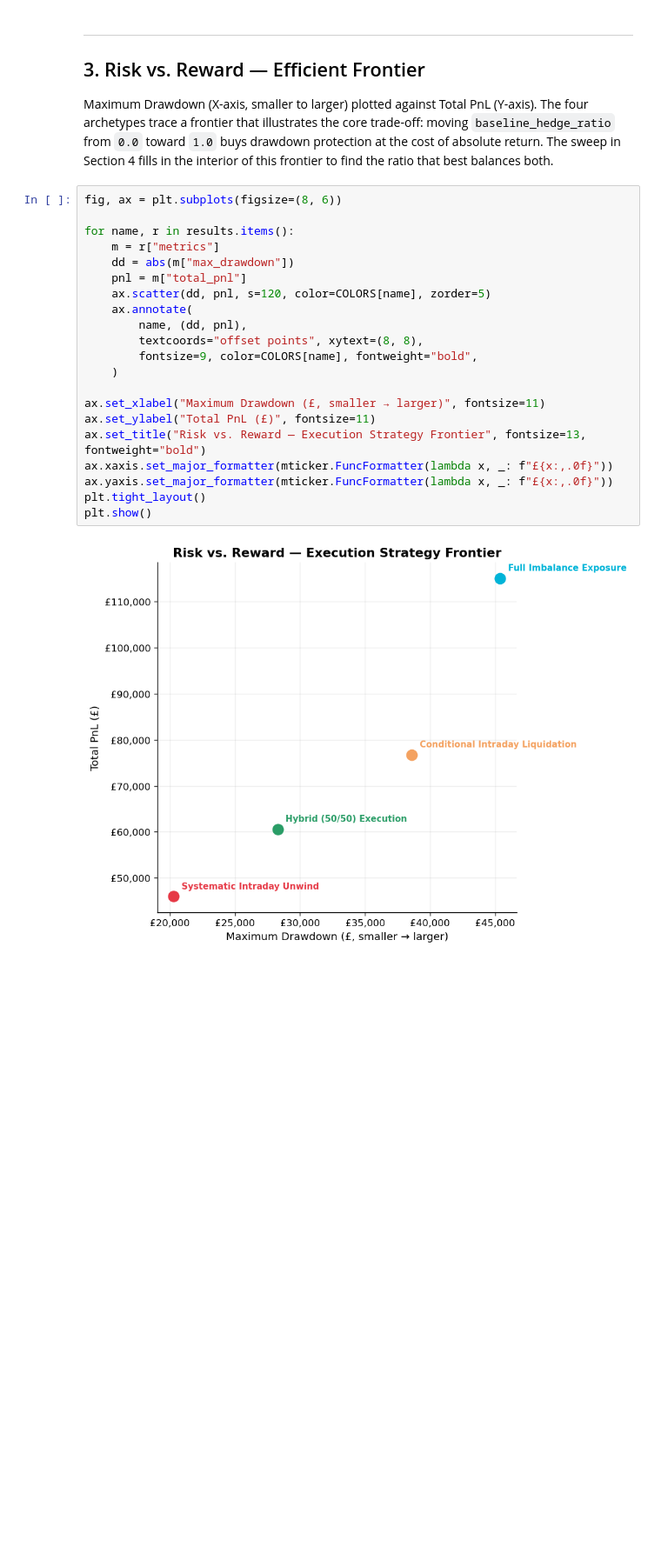
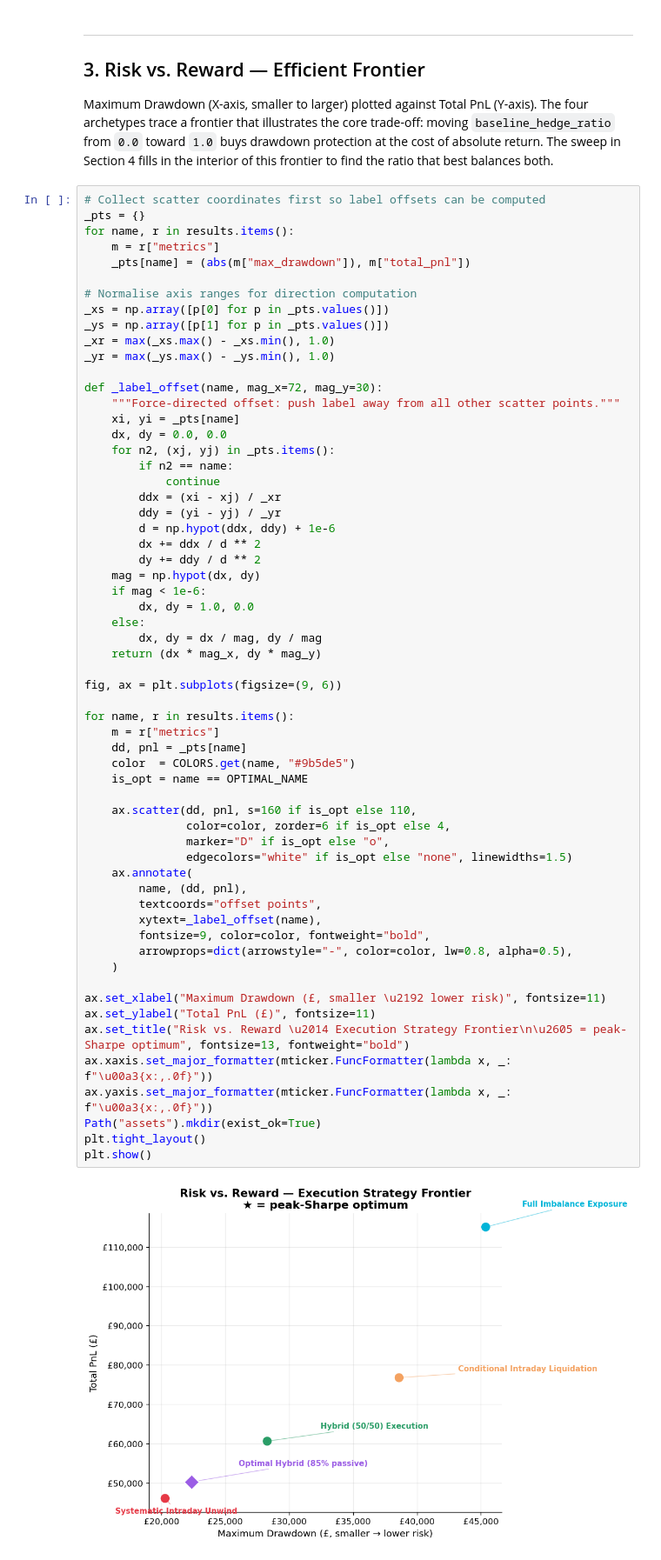
Before and after one commit to shaw029/power-trading, a Jupyter notebook: notebooks/02_hybrid_execution_analysis.ipynb, the cells around one changed output. Shown at 87% size. Saved outputs shown, nothing was run; the diff lists cells and outputs as text; blank space fills up the shorter version.

```diff
--- a/notebooks/02_hybrid_execution_analysis.ipynb
+++ b/notebooks/02_hybrid_execution_analysis.ipynb
@@ -185,28 +245,67 @@ display(tear_df.style.set_properties(**{"text-align": "right"}))
 
 Maximum Drawdown (X-axis, smaller to larger) plotted against Total PnL (Y-axis). The four archetypes trace a frontier that illustrates the core trade-off: moving `baseline_hedge_ratio` from `0.0` toward `1.0` buys drawdown protection at the cost of absolute return. The sweep in Section 4 fills in the interior of this frontier to find the ratio that best balances both.
 # %%
-fig, ax = plt.subplots(figsize=(8, 6))
+# Collect scatter coordinates first so label offsets can be computed
+_pts = {}
+for name, r in results.items():
+    m = r["metrics"]
+    _pts[name] = (abs(m["max_drawdown"]), m["total_pnl"])
+
+# Normalise axis ranges for direction computation
+_xs = np.array([p[0] for p in _pts.values()])
+_ys = np.array([p[1] for p in _pts.values()])
+_xr = max(_xs.max() - _xs.min(), 1.0)
+_yr = max(_ys.max() - _ys.min(), 1.0)
+
+def _label_offset(name, mag_x=72, mag_y=30):
+    """Force-directed offset: push label away from all other scatter points."""
+    xi, yi = _pts[name]
+    dx, dy = 0.0, 0.0
+    for n2, (xj, yj) in _pts.items():
+        if n2 == name:
+            continue
+        ddx = (xi - xj) / _xr
+        ddy = (yi - yj) / _yr
+        d = np.hypot(ddx, ddy) + 1e-6
+        dx += ddx / d ** 2
+        dy += ddy / d ** 2
+    mag = np.hypot(dx, dy)
+    if mag < 1e-6:
+        dx, dy = 1.0, 0.0
+    else:
+        dx, dy = dx / mag, dy / mag
+    return (dx * mag_x, dy * mag_y)
+
+fig, ax = plt.subplots(figsize=(9, 6))
 
 for name, r in results.items():
     m = r["metrics"]
-    dd = abs(m["max_drawdown"])
-    pnl = m["total_pnl"]
-    ax.scatter(dd, pnl, s=120, color=COLORS[name], zorder=5)
+    dd, pnl = _pts[name]
+    color  = COLORS.get(name, "#9b5de5")
+    is_opt = name == OPTIMAL_NAME
+
+    ax.scatter(dd, pnl, s=160 if is_opt else 110,
+               color=color, zorder=6 if is_opt else 4,
+               marker="D" if is_opt else "o",
+               edgecolors="white" if is_opt else "none", linewidths=1.5)
     ax.annotate(
         name, (dd, pnl),
-        textcoords="offset points", xytext=(8, 8),
-        fontsize=9, color=COLORS[name], fontweight="bold",
+        textcoords="offset points",
+        xytext=_label_offset(name),
+        fontsize=9, color=color, fontweight="bold",
+        arrowprops=dict(arrowstyle="-", color=color, lw=0.8, alpha=0.5),
     )
 
-ax.set_xlabel("Maximum Drawdown (£, smaller → larger)", fontsize=11)
+ax.set_xlabel("Maximum Drawdown (£, smaller \u2192 lower risk)", fontsize=11)
 ax.set_ylabel("Total PnL (£)", fontsize=11)
-ax.set_title("Risk vs. Reward — Execution Strategy Frontier", fontsize=13, fontweight="bold")
-ax.xaxis.set_major_formatter(mticker.FuncFormatter(lambda x, _: f"£{x:,.0f}"))
-ax.yaxis.set_major_formatter(mticker.FuncFormatter(lambda x, _: f"£{x:,.0f}"))
+ax.set_title("Risk vs. Reward \u2014 Execution Strategy Frontier\n\u2605 = peak-Sharpe optimum", fontsize=13, fontweight="bold")
+ax.xaxis.set_major_formatter(mticker.FuncFormatter(lambda x, _: f"\u00a3{x:,.0f}"))
+ax.yaxis.set_major_formatter(mticker.FuncFormatter(lambda x, _: f"\u00a3{x:,.0f}"))
+Path("assets").mkdir(exist_ok=True)
 plt.tight_layout()
 plt.show()
 # %% [output]
-[figure, old version]
+[figure, new version]
 # %% [markdown]
 ---
 ## 4. Hedge Ratio Optimisation Sweep
```
Also changed, not shown: parts of 6 cells of this notebook, 2 other files.
